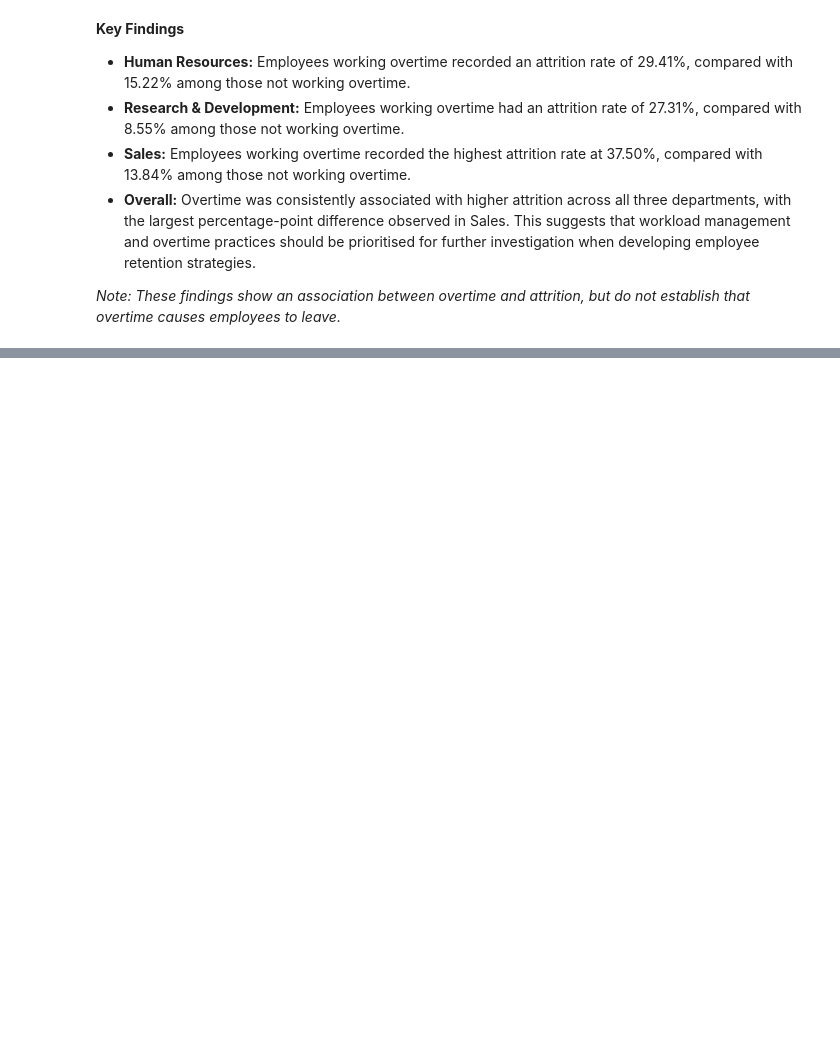
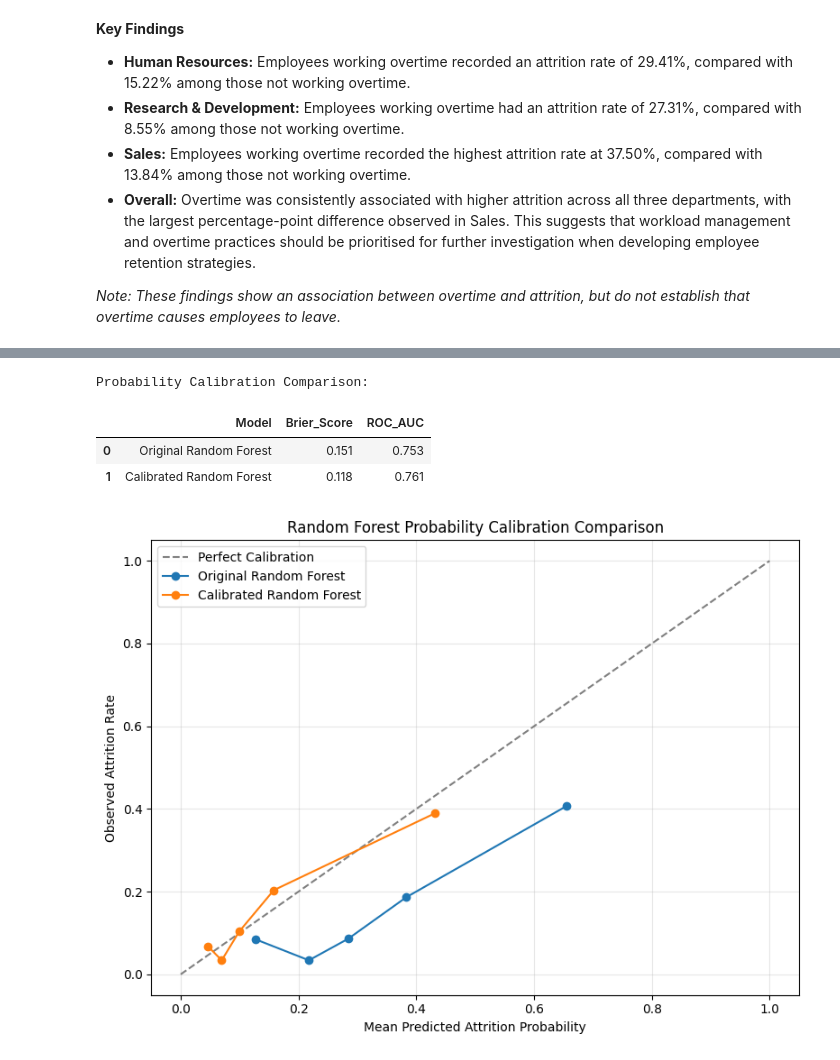
Before and after one commit to junelwc6-source/IBM-HR-Attrition-Analytics, a Jupyter notebook: IBM_HR_Attrition_Capstone.ipynb, the cells around one changed output, grey strips where cells are left out. Cells and saved outputs as stored; diff of their text form; code cells hidden in the pictures; blank space fills up the shorter version.

Commit message:
Complete HR attrition analytics, predictive modelling and recommendations

```diff
--- a/IBM_HR_Attrition_Capstone.ipynb
+++ b/IBM_HR_Attrition_Capstone.ipynb
@@ -1370,0 +2062,78 @@ plt.show()
+# %%
+
+from sklearn.metrics import brier_score_loss, roc_auc_score
+from sklearn.calibration import calibration_curve
+import matplotlib.pyplot as plt
+import pandas as pd
+
+# Compare original and calibrated Random Forest
+calibration_results = pd.DataFrame({
+    "Model": [
+        "Original Random Forest",
+        "Calibrated Random Forest"
+    ],
+    "Brier_Score": [
+        brier_score_loss(y_test, y_prob_rf),
+        brier_score_loss(y_test, y_prob_rf_calibrated)
+    ],
+    "ROC_AUC": [
+        roc_auc_score(y_test, y_prob_rf),
+        roc_auc_score(y_test, y_prob_rf_calibrated)
+    ]
+})
+
+print("Probability Calibration Comparison:")
+display(calibration_results.round(3))
+
+# Calculate calibration curves
+original_fraction, original_mean = calibration_curve(
+    y_test,
+    y_prob_rf,
+    n_bins=5,
+    strategy="quantile"
+)
+
+calibrated_fraction, calibrated_mean = calibration_curve(
+    y_test,
+    y_prob_rf_calibrated,
+    n_bins=5,
+    strategy="quantile"
+)
+
+# Plot calibration curves
+plt.figure(figsize=(8, 6))
+
+plt.plot(
+    [0, 1], [0, 1],
+    linestyle="--",
+    color="gray",
+    label="Perfect Calibration"
+)
+
+plt.plot(
+    original_mean,
+    original_fraction,
+    marker="o",
+    label="Original Random Forest"
+)
+
+plt.plot(
+    calibrated_mean,
+    calibrated_fraction,
+    marker="o",
+    label="Calibrated Random Forest"
+)
+
+plt.title("Random Forest Probability Calibration Comparison")
+plt.xlabel("Mean Predicted Attrition Probability")
+plt.ylabel("Observed Attrition Rate")
+plt.legend()
+plt.grid(alpha=0.3)
+plt.tight_layout()
+plt.show()
+# %% [output]
+Probability Calibration Comparison:
+|  | Model | Brier_Score | ROC_AUC |
+| 0 | Original Random Forest | 0.151 | 0.753 |
+| 1 | Calibrated Random Forest | 0.118 | 0.761 |
+[figure, added]
```
Also changed, not shown: parts of 49 cells of this notebook.
